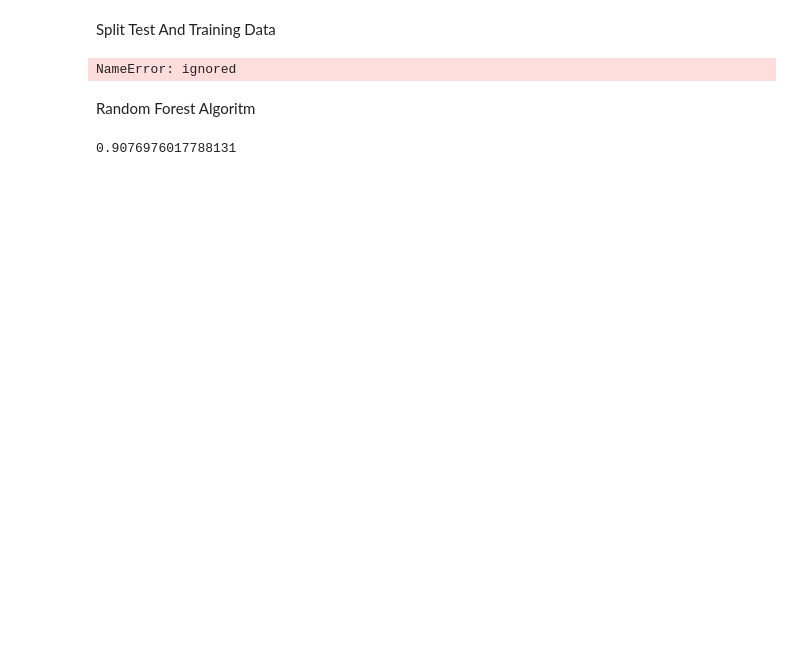
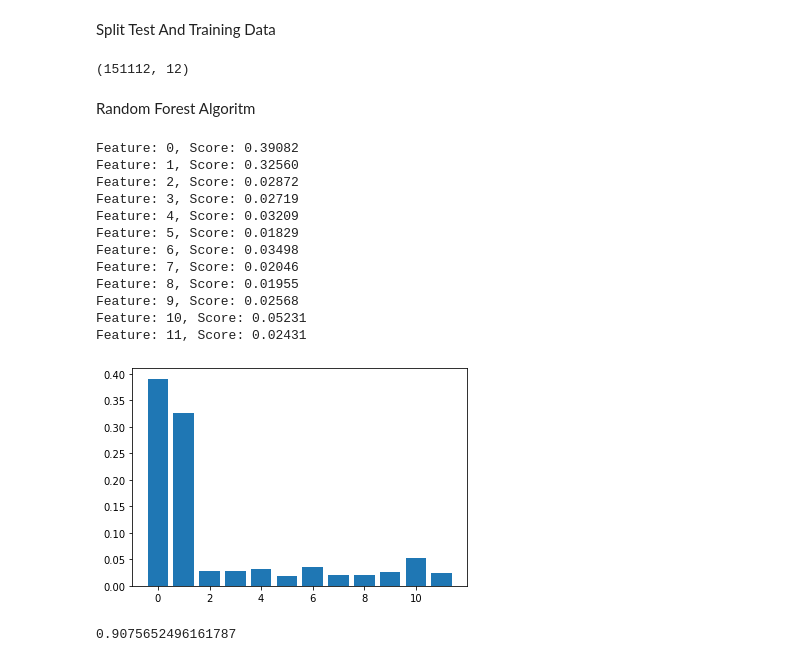
Before and after one commit to faikozcan/MLFraud, a Jupyter notebook: MLFraud.ipynb, the cells around one changed output. Saved outputs shown, nothing was run; the diff lists cells and outputs as text; code cells hidden in the pictures; blank space fills up the shorter version.

```diff
--- a/MLFraud.ipynb
+++ b/MLFraud.ipynb
@@ -9,13 +9,11 @@ import io
 import matplotlib as mpl
 import matplotlib.pyplot as plt
 import numpy as np
-import seaborn as sns
 from sklearn.model_selection import train_test_split
-from keras.models import Sequential
-from keras.layers import Dense, Activation, Flatten
 from sklearn.ensemble import RandomForestClassifier
 from sklearn.metrics import accuracy_score
 
 url="https://raw.githubusercontent.com/faikozcan/MLFraud/main/dataFiles/Fraud_Data.csv"
 s=requests.get(url).content
-c=pd.read_csv(io.StringIO(s.decode('utf-8')),sep = ",",usecols=["user_id","device_id","source","browser","purchase_value","sex","age","class","ip_address"])
+#,usecols=["user_id","device_id","source","browser","purchase_value","sex","age","class","ip_address"]
+c=pd.read_csv(io.StringIO(s.decode('utf-8')),sep = ",")
@@ -41,0 +55,5 @@ one_hot_encoded_training_predictors=pd.get_dummies(c)
+# %%
+# use pd.concat to join the new columns with your original dataframe
+c = pd.concat([c,pd.get_dummies(c['sex'], prefix='sex')],axis=1)
+c = pd.concat([c,pd.get_dummies(c['browser'], prefix='browser')],axis=1)
+c = pd.concat([c,pd.get_dummies(c['source'], prefix='source')],axis=1)
@@ -41,0 +62,7 @@ one_hot_encoded_training_predictors=pd.get_dummies(c)
+# %%
+c.drop(['purchase_time','user_id','signup_time','device_id','ip_address','sex','browser','source'],axis=1, inplace=True)
+
+#c.drop(['age','purchase_value','day_diff_purchase_signup','user_id','purchase_time','signup_time','sex','browser','source','device_id','ip_address'],axis=1, inplace=True)
+col = c.pop("class")
+c.insert(len(c.columns), col.name, col)
+c.head(10)
@@ -46,22 +85,47 @@ y = c['class']
 X = c.drop(['class'], axis = 1)
 # Split the dataset to trainand test data
 train_X, test_X, train_y, test_y = train_test_split(X, y, test_size=0.25, random_state=0)
+
+print(X.shape)
 # %% [output]
-NameError: ignored
+(151112, 12)
 # %% [markdown]
 Random Forest Algoritm
 # %%
 parameters = {'bootstrap': True,
-              'min_samples_leaf': 3,
+              'min_samples_leaf': 5,
               'n_estimators': 50,
               'min_samples_split': 10,
               'max_features': 'sqrt',
               'max_depth': 6,
               'max_leaf_nodes': None}
-RF_model = RandomForestClassifier(**parameters)
-RF_model.fit(train_X, train_y)
-RF_predictions = RF_model.predict(test_X)
-score = accuracy_score(test_y ,RF_predictions)
+modelRF = RandomForestClassifier(**parameters)
+modelRF.fit(train_X, train_y)
+predictions = modelRF.predict(test_X)
+score = accuracy_score(test_y ,predictions)
+# get importance
+importance = modelRF.feature_importances_
+# summarize feature importance
+for i,v in enumerate(importance):
+	print('Feature: %0d, Score: %.5f' % (i,v))
+# plot feature importance
+plt.bar([x for x in range(len(importance))], importance)
+plt.show()
+
+
 print(score)
 # %% [output]
-0.9076976017788131
+Feature: 0, Score: 0.39082
+Feature: 1, Score: 0.32560
+Feature: 2, Score: 0.02872
+Feature: 3, Score: 0.02719
+Feature: 4, Score: 0.03209
+Feature: 5, Score: 0.01829
+Feature: 6, Score: 0.03498
+Feature: 7, Score: 0.02046
+Feature: 8, Score: 0.01955
+Feature: 9, Score: 0.02568
+Feature: 10, Score: 0.05231
+Feature: 11, Score: 0.02431
+[figure, added]
+0.9075652496161787
```
Also changed, not shown: parts of 9 cells of this notebook.
